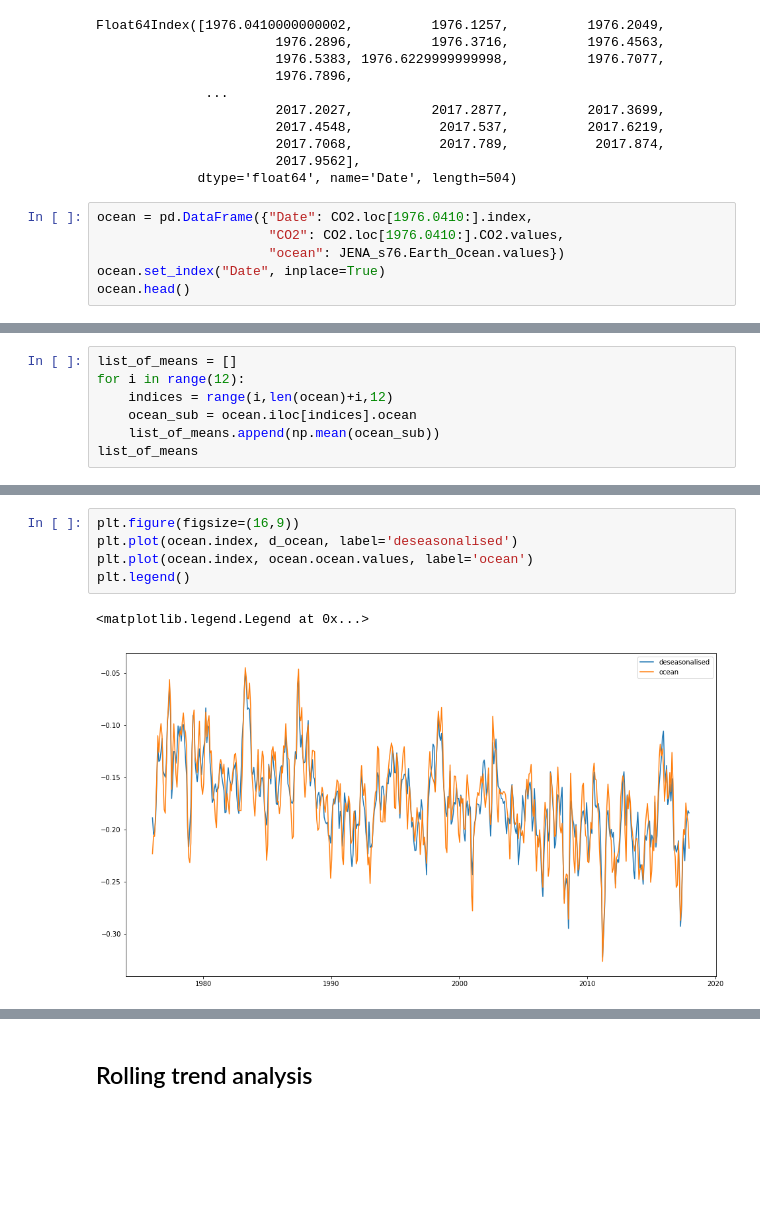
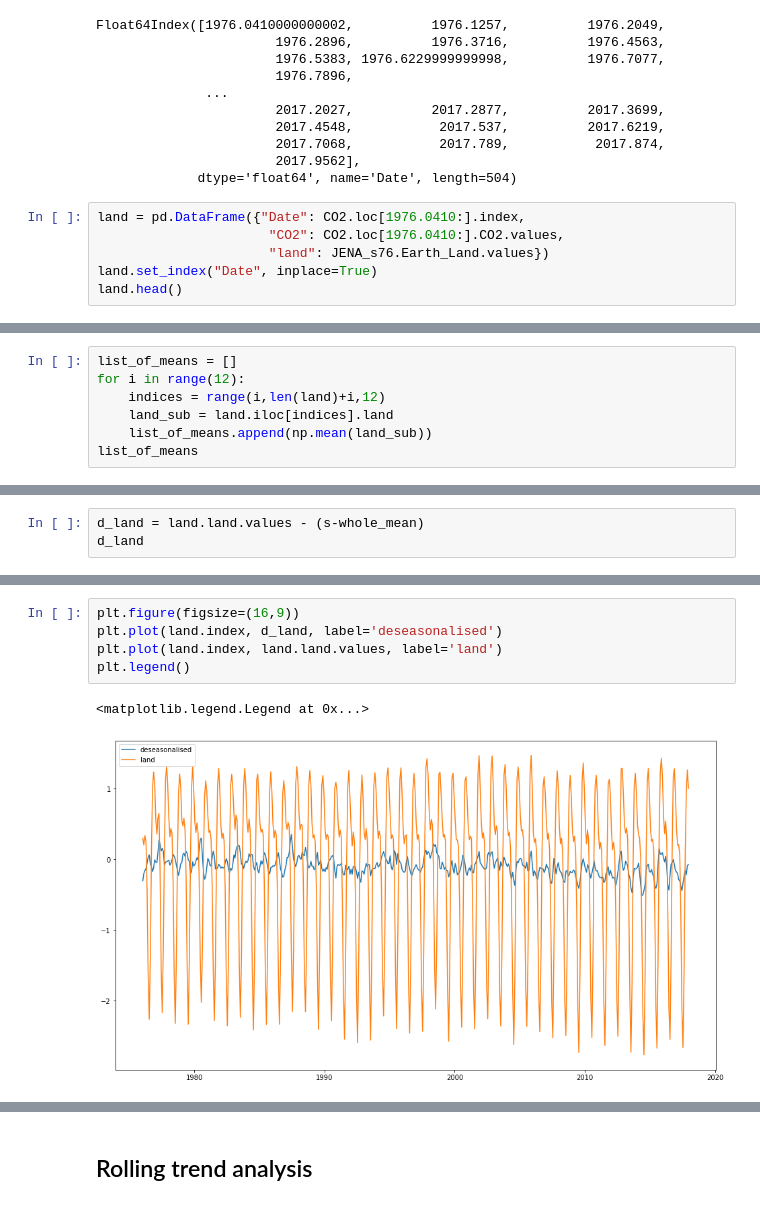
Before and after one commit to rursino/carbon-cycle-feedbacks, a Jupyter notebook: Peylin_flux/Notebooks/deseasonalize.ipynb, the cells around one changed output, grey strips where cells are left out. Cells and saved outputs as stored; diff of their text form; blank space fills up the shorter version.

```diff
--- a/Peylin_flux/Notebooks/deseasonalize.ipynb
+++ b/Peylin_flux/Notebooks/deseasonalize.ipynb
@@ -34,9 +34,9 @@ Float64Index([1976.0410000000002,          1976.1257,          1976.2049,
                        2017.9562],
              dtype='float64', name='Date', length=504)
 # %%
-ocean = pd.DataFrame({"Date": CO2.loc[1976.0410:].index,
+land = pd.DataFrame({"Date": CO2.loc[1976.0410:].index,
                       "CO2": CO2.loc[1976.0410:].CO2.values,
-                      "ocean": JENA_s76.Earth_Ocean.values})
-ocean.set_index("Date", inplace=True)
-ocean.head()
+                      "land": JENA_s76.Earth_Land.values})
+land.set_index("Date", inplace=True)
+land.head()
 # %% [output]
@@ -90,8 +90,8 @@ np.mean(ocean.iloc[t].ocean)
 # %%
 list_of_means = []
 for i in range(12):
-    indices = range(i,len(ocean)+i,12)
-    ocean_sub = ocean.iloc[indices].ocean
-    list_of_means.append(np.mean(ocean_sub))
+    indices = range(i,len(land)+i,12)
+    land_sub = land.iloc[indices].land
+    list_of_means.append(np.mean(land_sub))
 list_of_means
 # %% [output]
@@ -178,0 +158,3 @@ array([-0.18861958, -0.20454641, -0.20230932, -0.18921597, -0.15662386,
+# %%
+d_land = land.land.values - (s-whole_mean)
+d_land
@@ -179,8 +179,8 @@ array([-0.18861958, -0.20454641, -0.20230932, -0.18921597, -0.15662386,
 # %%
 plt.figure(figsize=(16,9))
-plt.plot(ocean.index, d_ocean, label='deseasonalised')
-plt.plot(ocean.index, ocean.ocean.values, label='ocean')
+plt.plot(land.index, d_land, label='deseasonalised')
+plt.plot(land.index, land.land.values, label='land')
 plt.legend()
 # %% [output]
 <matplotlib.legend.Legend at 0x...>
-[figure, old version]
+[figure, new version]
```
Also changed, not shown: parts of 25 cells of this notebook, 1 other file.
